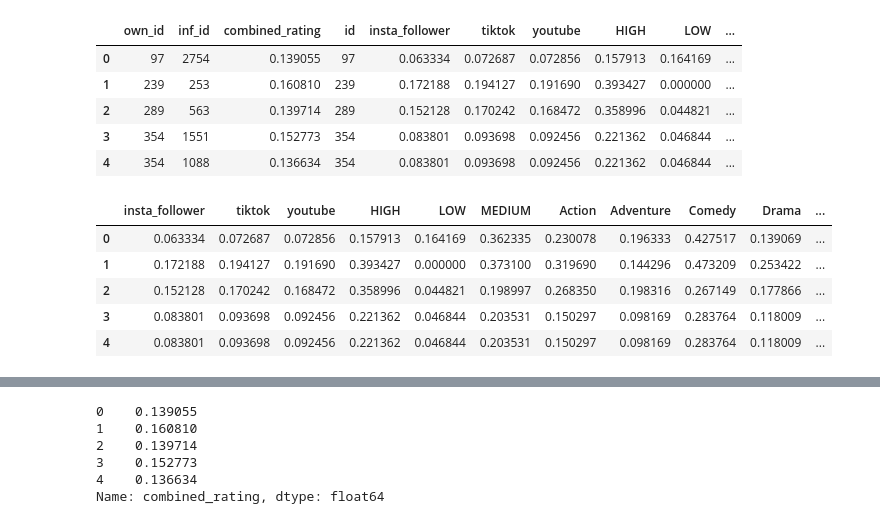
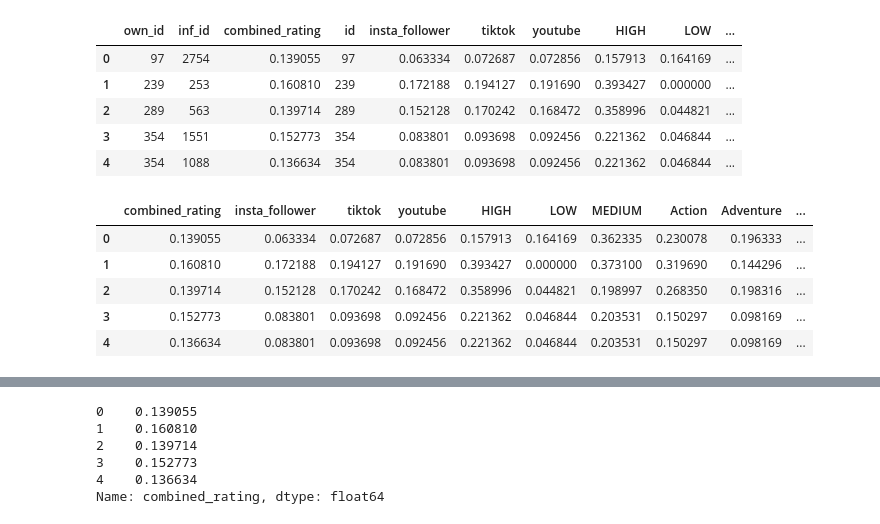
Before and after one commit to Bangkit-Capstone-C23-PS338/modul-ML, a Jupyter notebook: recommender/Recommender-MAL-test.ipynb, the cells around one changed output, grey strips where cells are left out. Drawn from its saved outputs; the diff is of its cells as text; code cells hidden in the pictures.

```diff
--- a/recommender/Recommender-MAL-test.ipynb
+++ b/recommender/Recommender-MAL-test.ipynb
@@ -291,14 +315,13 @@ df_own_features.head()
 | 4 | 354 | 1088 | 0.136634 | 354 | 0.083801 | 0.093698 | 0.092456 | 0.221362 | 0.046844 | ... |
 # %%
 # Remove ID and labels
-df_own_features = df_own_features.drop(["own_id", "inf_id", "id", "combined_rating"], axis=1)
-OWNER_FEATURE_COUNT = len(df_own_features.columns)
+df_own_features = df_own_features.drop(["own_id", "inf_id", "id"], axis=1)
 
 df_own_features.head()
 # %% [output]
-|  | insta_follower | tiktok | youtube | HIGH | LOW | MEDIUM | Action | Adventure | Comedy | Drama | ... |
-| 0 | 0.063334 | 0.072687 | 0.072856 | 0.157913 | 0.164169 | 0.362335 | 0.230078 | 0.196333 | 0.427517 | 0.139069 | ... |
-| 1 | 0.172188 | 0.194127 | 0.191690 | 0.393427 | 0.000000 | 0.373100 | 0.319690 | 0.144296 | 0.473209 | 0.253422 | ... |
-| 2 | 0.152128 | 0.170242 | 0.168472 | 0.358996 | 0.044821 | 0.198997 | 0.268350 | 0.198316 | 0.267149 | 0.177866 | ... |
-| 3 | 0.083801 | 0.093698 | 0.092456 | 0.221362 | 0.046844 | 0.203531 | 0.150297 | 0.098169 | 0.283764 | 0.118009 | ... |
-| 4 | 0.083801 | 0.093698 | 0.092456 | 0.221362 | 0.046844 | 0.203531 | 0.150297 | 0.098169 | 0.283764 | 0.118009 | ... |
+|  | combined_rating | insta_follower | tiktok | youtube | HIGH | LOW | MEDIUM | Action | Adventure | ... |
+| 0 | 0.139055 | 0.063334 | 0.072687 | 0.072856 | 0.157913 | 0.164169 | 0.362335 | 0.230078 | 0.196333 | ... |
+| 1 | 0.160810 | 0.172188 | 0.194127 | 0.191690 | 0.393427 | 0.000000 | 0.373100 | 0.319690 | 0.144296 | ... |
+| 2 | 0.139714 | 0.152128 | 0.170242 | 0.168472 | 0.358996 | 0.044821 | 0.198997 | 0.268350 | 0.198316 | ... |
+| 3 | 0.152773 | 0.083801 | 0.093698 | 0.092456 | 0.221362 | 0.046844 | 0.203531 | 0.150297 | 0.098169 | ... |
+| 4 | 0.136634 | 0.083801 | 0.093698 | 0.092456 | 0.221362 | 0.046844 | 0.203531 | 0.150297 | 0.098169 | ... |
```
Also changed, not shown: parts of 29 cells of this notebook.
